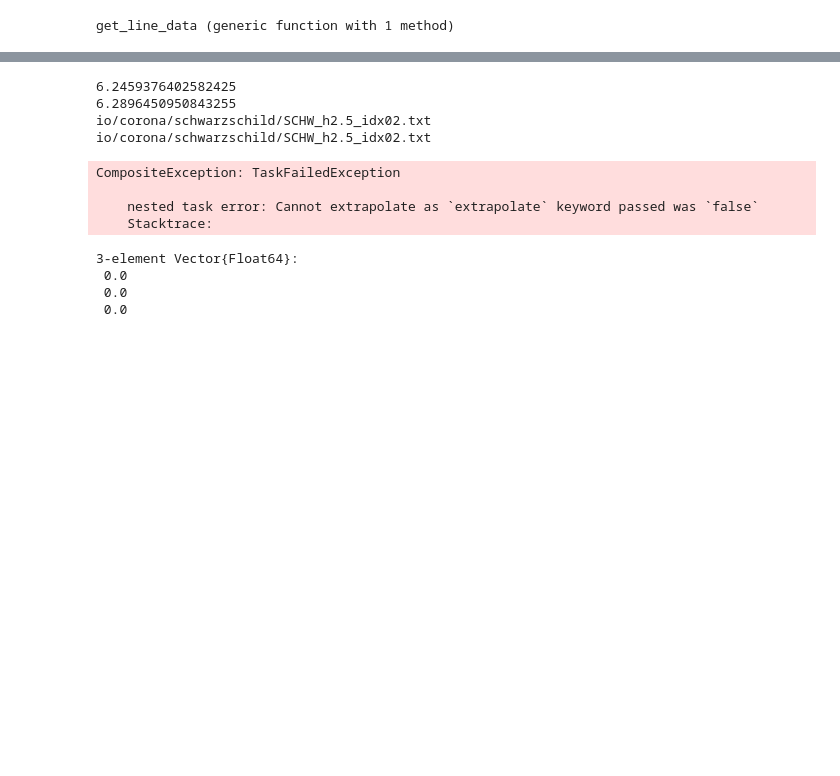
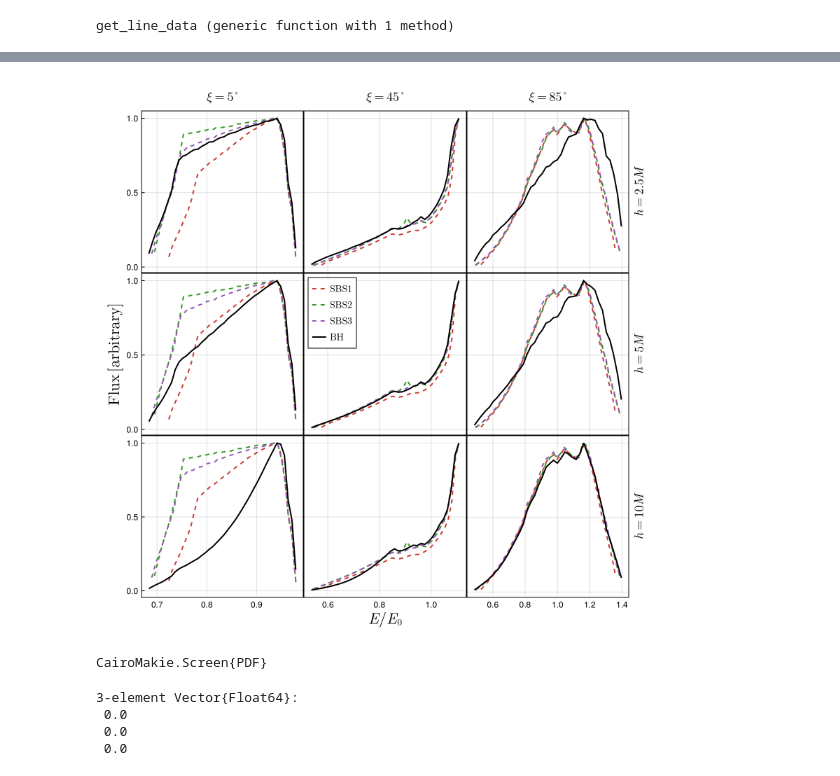
Before and after one commit to joaquinpelle/BosonStars, a Jupyter notebook: bosonstar.ipynb, the cells around one changed output, grey strips where cells are left out. Saved outputs shown, nothing was run; the diff lists cells and outputs as text; code cells hidden in the pictures; blank space fills up the shorter version.

```diff
--- a/bosonstar.ipynb
+++ b/bosonstar.ipynb
@@ -129,7 +129,7 @@ CairoMakie.Screen{PDF}
 Spectrum
 # %%
 function get_sch_filenames()
-    filenames = Matrix{String}(undef, 3, 3)
+    filenames = Vector{String}(undef, 3)
     inclinations = [5, 45, 85]
     Nres = 1200
     for i in 1:3
@@ -649,17 +692,11 @@ model_labelsL = [L"\Lambda \text{BS1}", L"\Lambda \text{BS2}", L"\Lambda \text{B
 model_labelsS = [L"\text{SBS1}", L"\text{SBS2}", L"\text{SBS3}"]
 colors = [julia_red, julia_green, julia_purple]
 
-#i: id, j: inclination, k: height
+#i: modelid, j: inclination, k: height
 for j in 1:3
-    for k in eachindex(heights)
+    for k in 1:3
         ax = Axis(fig[k,j])
         axes[k,j] = ax
-        for i in 1:3
-            # binned_fluxes_LBS, bins_LBS = data_LBS[i,j,k]
-            # maxLBS = maximum(binned_fluxes_LBS)
-            # labelL = L"%$(model_labelsL[i])"#, %$(inclination_labels[j])"
-            # lines!(ax, midpoints(bins_LBS), binned_fluxes_LBS/maxLBS; linewidth=2.0, color=colors[i], linestyle=:dot, label=labelL)
-        end
         for i in 1:3
             binned_fluxes_SBS, bins_SBS = data_SBS[i,j,k]
             maxSBS = maximum(binned_fluxes_SBS)
@@ -689,43 +726,37 @@ for k in 1:3
     axleft.ylabel = L"\text{Flux} \, [\text{arbitrary}]"
     axleft.ylabelsize = 22
     axleft.yticklabelsize = 12
     axleft.ytickalign = 1
 
     for l in 1:2
         #Link axes and hide decorations of non-right and non-bottom axes
         #axis linking is redundant here (the ranges coincide already), but just in case
         linkxaxes!(axbottom, axes[l,k])
         hidexdecorations!(axes[l,k], grid=false)
         linkyaxes!(axleft, axes[k,l])
         hideydecorations!(axes[k,l+1], grid=false)
     end
 
     #Make left ylabel visible again to use as model label
     axright.yaxisposition = :right
     axright.ylabelvisible = true
-    axright.ylabel = inclination_labels[k]
+    axright.ylabel = height_labels[k]
     axright.ylabelsize = 18
 
-    supertitle = Label(fig[0,k], height_labels[k], justification=:center, fontsize=18, color=:black)
+    supertitle = Label(fig[0,k], inclination_labels[k], justification=:center, fontsize=18, color=:black)
     supertitle.tellwidth = false
     supertitle.padding = (0.0, 0.0, 10.0, 0.0)
 
 end
 
 leg = axislegend(axes[2,2], position=:lt, nbanks = 4, orientation=:horizontal)
 colgap!(fig.layout, 1)
 rowgap!(fig.layout, 1)
 display(fig)
 save("plots/linemosaic_new.pdf", fig, pt_per_unit = 0.5)
 # %% [output]
+[figure, added]
-6.2459376402582425
-6.2896450950843255
-io/corona/schwarzschild/SCHW_h2.5_idx02.txt
-io/corona/schwarzschild/SCHW_h2.5_idx02.txt
+CairoMakie.Screen{PDF}
-CompositeException: TaskFailedException
-
-    nested task error: Cannot extrapolate as `extrapolate` keyword passed was `false`
-    Stacktrace:
 # %%
 function myf!(array)
     array=ones(3)
```
Also changed, not shown: parts of 4 cells of this notebook.
